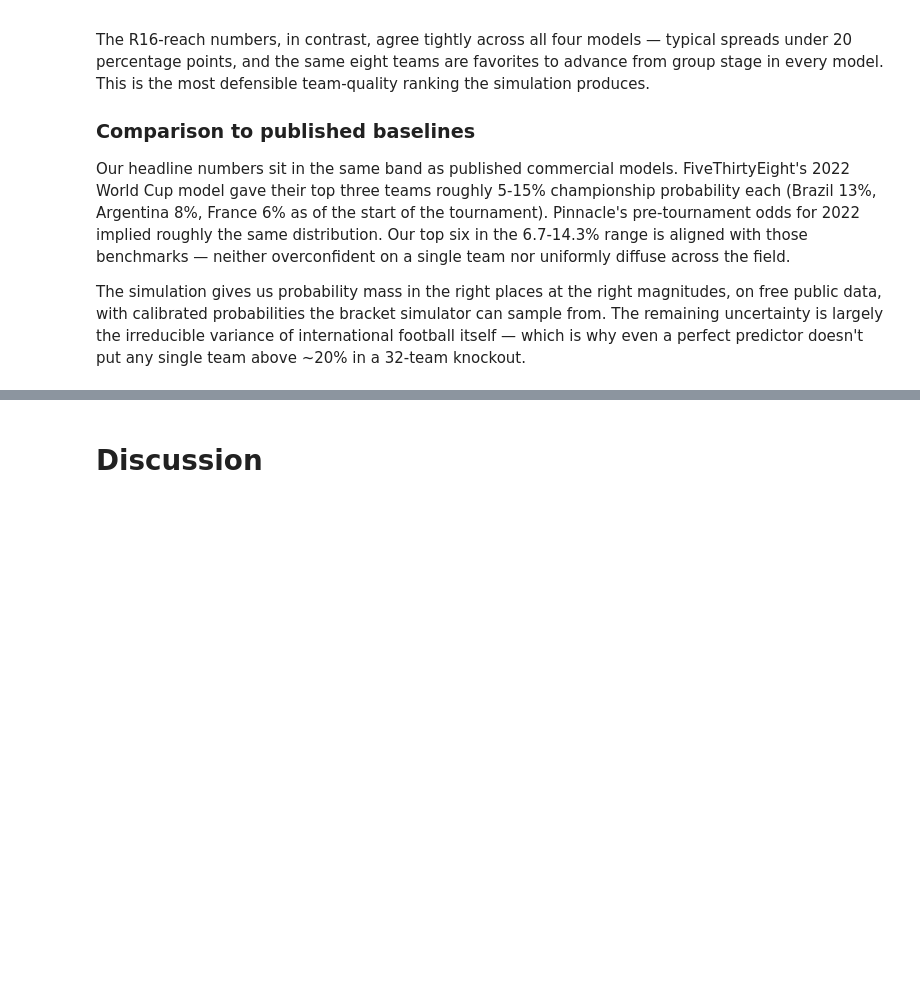
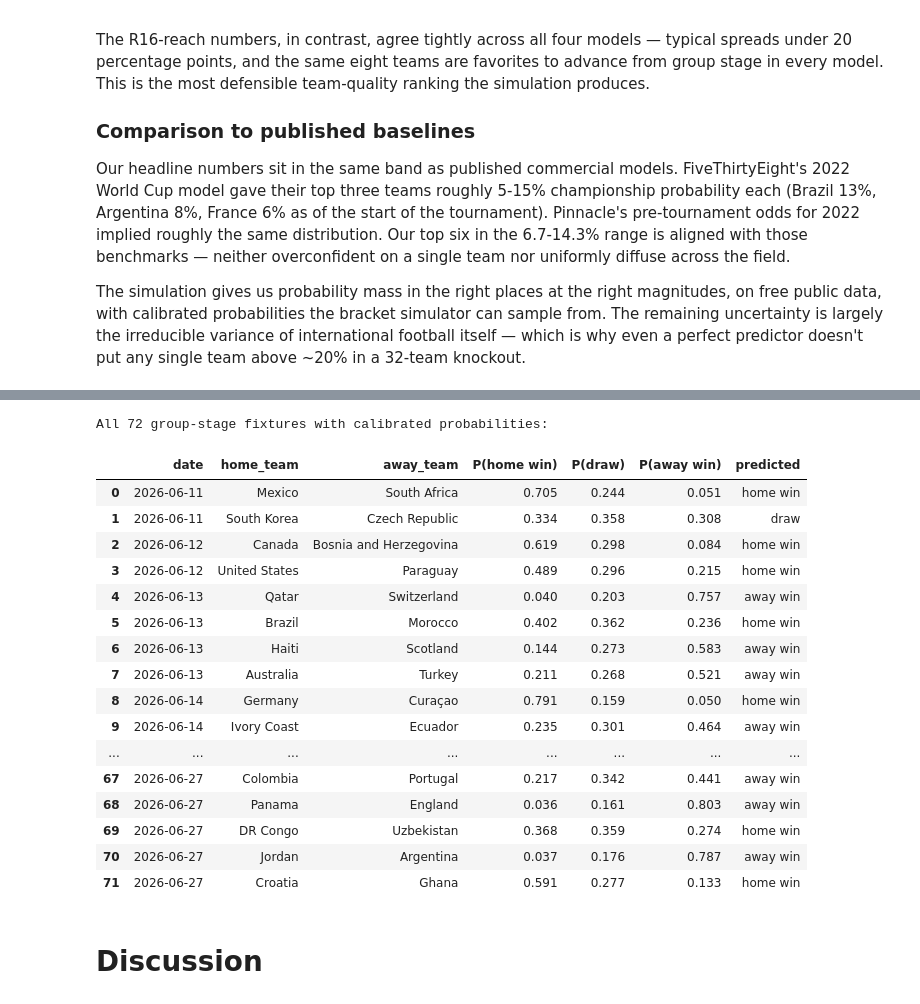
Before and after one commit to jlocala1/WorldCupPredictor, a Jupyter notebook: notebooks/main.ipynb, the cells around one changed output, grey strips where cells are left out. Cells and saved outputs as stored; diff of their text form; code cells hidden in the pictures; blank space fills up the shorter version.

Commit message:
Made more edits to main notebook and readme and data file, added repo link to notebook. ready for submission

```diff
--- a/notebooks/main.ipynb
+++ b/notebooks/main.ipynb
@@ -483,3 +466,54 @@ The simulation gives us probability mass in the right places at the right magnit
+# %%
+# Build the model's per-match group-stage predictions.
+import numpy as np
+
+predict_split = features[features["split"] == "predict"].copy().reset_index(drop=True)
+
+# Construct the feature row for each fixture in the same way models.py does:
+# missingness flags first, then median imputation from fill_values.
+def featurize_predict_row(row, feature_cols, fill_values):
+    feats = {c: row[c] if c in row.index else float("nan") for c in feature_cols if not c.endswith("_missing")}
+    for c in feature_cols:
+        if c.endswith("_missing"):
+            base = c[:-len("_missing")]
+            feats[c] = 1.0 if pd.isna(feats.get(base)) else 0.0
+    for c in feature_cols:
+        if pd.isna(feats.get(c)) and c in fill_values:
+            feats[c] = fill_values[c]
+    return feats
+
+X_predict = pd.DataFrame([featurize_predict_row(r, feature_names, fill_values)
+                          for _, r in predict_split.iterrows()])[feature_names]
+probs = ensemble.predict_proba(X_predict)
+
+pred_df = predict_split[["date", "home_team", "away_team"]].copy()
+pred_df["P(home win)"] = probs[:, 2]
+pred_df["P(draw)"]      = probs[:, 1]
+pred_df["P(away win)"]  = probs[:, 0]
+pred_df["predicted"]    = np.where(probs[:, 2] >= np.maximum(probs[:, 0], probs[:, 1]), "home win",
+                          np.where(probs[:, 0] >= probs[:, 1], "away win", "draw"))
+
+print(f"All {len(pred_df)} group-stage fixtures with calibrated probabilities:")
+display(pred_df.style.format({c: "{:.3f}" for c in ["P(home win)", "P(draw)", "P(away win)"]}))
+# %% [output]
+All 72 group-stage fixtures with calibrated probabilities:
+|  | date | home_team | away_team | P(home win) | P(draw) | P(away win) | predicted |
+| 0 | 2026-06-11 | Mexico | South Africa | 0.705 | 0.244 | 0.051 | home win |
+| 1 | 2026-06-11 | South Korea | Czech Republic | 0.334 | 0.358 | 0.308 | draw |
+| 2 | 2026-06-12 | Canada | Bosnia and Herzegovina | 0.619 | 0.298 | 0.084 | home win |
+| 3 | 2026-06-12 | United States | Paraguay | 0.489 | 0.296 | 0.215 | home win |
+| 4 | 2026-06-13 | Qatar | Switzerland | 0.040 | 0.203 | 0.757 | away win |
+| 5 | 2026-06-13 | Brazil | Morocco | 0.402 | 0.362 | 0.236 | home win |
+| 6 | 2026-06-13 | Haiti | Scotland | 0.144 | 0.273 | 0.583 | away win |
+| 7 | 2026-06-13 | Australia | Turkey | 0.211 | 0.268 | 0.521 | away win |
+| 8 | 2026-06-14 | Germany | Curaçao | 0.791 | 0.159 | 0.050 | home win |
+| 9 | 2026-06-14 | Ivory Coast | Ecuador | 0.235 | 0.301 | 0.464 | away win |
+| ... | ... | ... | ... | ... | ... | ... | ... |
+| 67 | 2026-06-27 | Colombia | Portugal | 0.217 | 0.342 | 0.441 | away win |
+| 68 | 2026-06-27 | Panama | England | 0.036 | 0.161 | 0.803 | away win |
+| 69 | 2026-06-27 | DR Congo | Uzbekistan | 0.368 | 0.359 | 0.274 | home win |
+| 70 | 2026-06-27 | Jordan | Argentina | 0.037 | 0.176 | 0.787 | away win |
+| 71 | 2026-06-27 | Croatia | Ghana | 0.591 | 0.277 | 0.133 | home win |
 # %% [markdown]
 # Discussion
 # %% [markdown]
```
Also changed, not shown: parts of 18 cells of this notebook, 3 other files.
